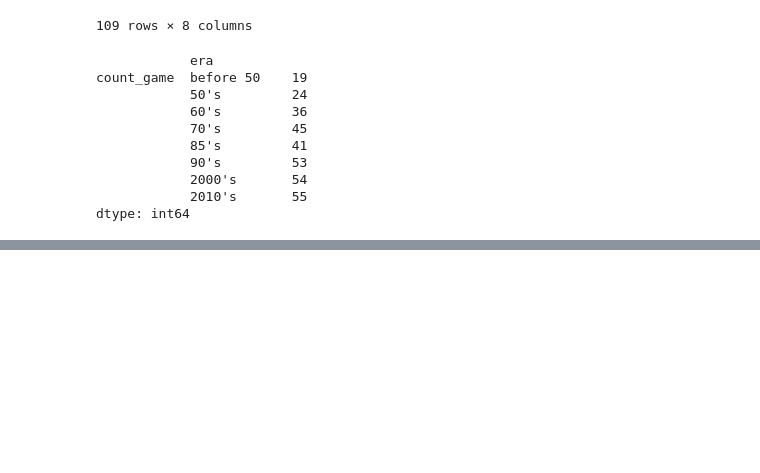
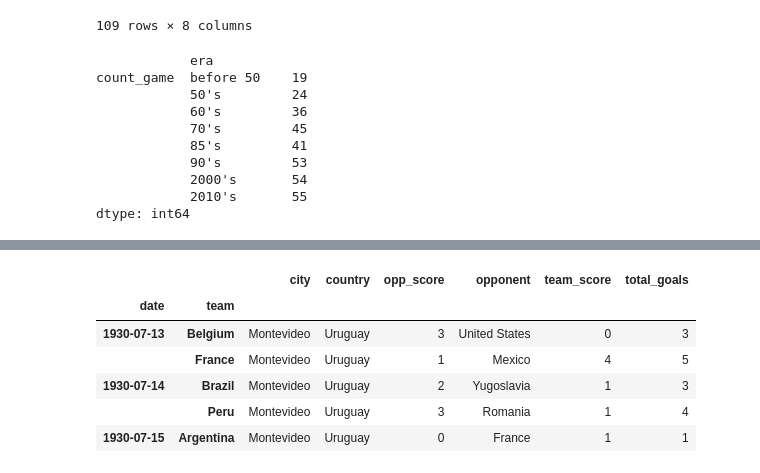
Before and after one commit to bfiroozfard/King_of_Football, a Jupyter notebook: King_football_B_10-3-2019.ipynb, the cells around one changed output, grey strips where cells are left out. Cells and saved outputs as stored; diff of their text form; code cells hidden in the pictures; blank space fills up the shorter version.

```diff
--- a/King_football_B_10-3-2019.ipynb
+++ b/King_football_B_10-3-2019.ipynb
@@ -126,0 +246,14 @@ dtype: int64
+# %%
+frames = [fifa_cup_only1,fifa_cup_only2]
+
+fifa_team = pd.concat(frames,sort=True)
+#fifa_team.reset_index(i)
+fifa_team.head()
+# %% [output]
+|  |  | city | country | opp_score | opponent | team_score | total_goals |
+| date | team |  |  |  |  |  |  |
+| 1930-07-13 | Belgium | Montevideo | Uruguay | 3 | United States | 0 | 3 |
+|  | France | Montevideo | Uruguay | 1 | Mexico | 4 | 5 |
+| 1930-07-14 | Brazil | Montevideo | Uruguay | 2 | Yugoslavia | 1 | 3 |
+|  | Peru | Montevideo | Uruguay | 3 | Romania | 1 | 4 |
+| 1930-07-15 | Argentina | Montevideo | Uruguay | 0 | France | 1 | 1 |
```
Also changed, not shown: parts of 10 cells of this notebook.
